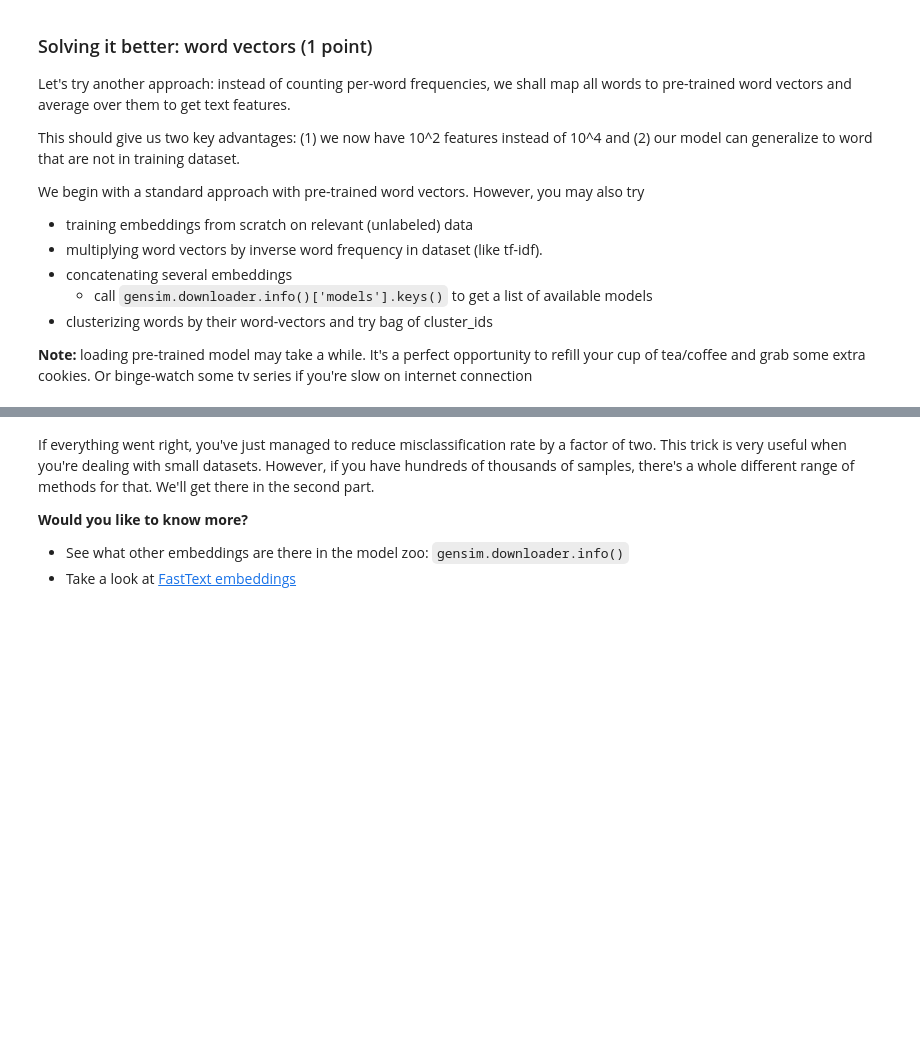
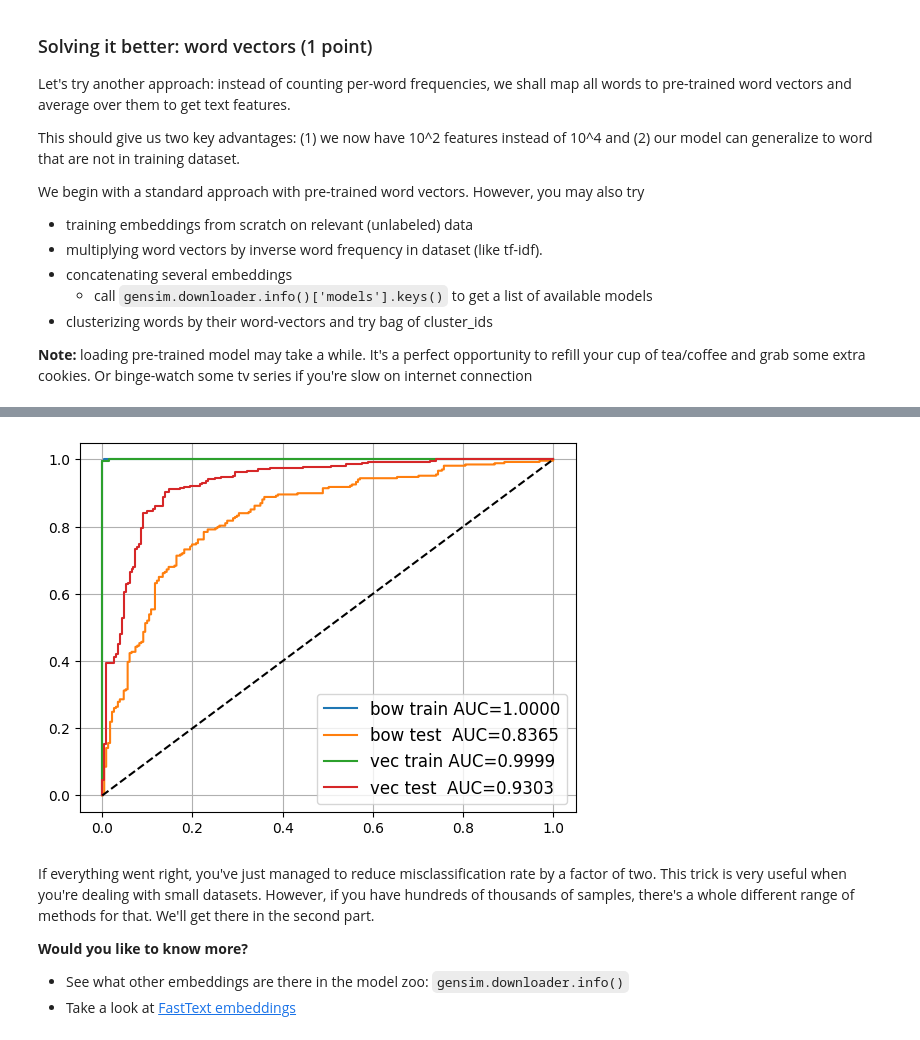
Before and after one commit to Sanjar-Javodov/Academic-projects, a Jupyter notebook: week06_nlp/seminar.ipynb, the cells around one changed output, grey strips where cells are left out. Cells and saved outputs as stored; diff of their text form; code cells hidden in the pictures; blank space fills up the shorter version.

```diff
--- a/week06_nlp/seminar.ipynb
+++ b/week06_nlp/seminar.ipynb
@@ -540,14 +679,20 @@ embeddings = gensim.downloader.load("fasttext-wiki-news-subwords-300")
 # %%
+from nltk.tokenize import TweetTokenizer
+tokenizer = TweetTokenizer()
+
 def vectorize_sum(comment):
-    """
-    implement a function that converts preprocessed comment to a sum of token vectors
-    """
     embedding_dim = embeddings.vectors.shape[1]
     features = np.zeros([embedding_dim], dtype='float32')
 
-    # YOUR CODE
+    tokens = tokenizer.tokenize(comment.lower())
+    found = False
+    for tok in tokens:
+        if tok in embeddings:
+            features += embeddings[tok]
+            found = True
 
     return features
+
 
 assert np.allclose(
     vectorize_sum("who cares anymore . they attack with impunity .")[::70],
@@ -557,23 +702,30 @@ assert np.allclose(
 X_train_wv = np.stack([vectorize_sum(text) for text in texts_train])
 X_test_wv = np.stack([vectorize_sum(text) for text in texts_test])
 # %%
-wv_model = LogisticRegression().fit(X_train_wv, y_train)
+wv_model = LogisticRegression(
+    C=1.0,
+    solver='liblinear',
+    max_iter=2000,
+    random_state=42
+).fit(X_train_wv, y_train)
 
 for name, X, y, model in [
     ('bow train', X_train_bow, y_train, bow_model),
     ('bow test ', X_test_bow, y_test, bow_model),
     ('vec train', X_train_wv, y_train, wv_model),
     ('vec test ', X_test_wv, y_test, wv_model)
 ]:
     proba = model.predict_proba(X)[:, 1]
     auc = roc_auc_score(y, proba)
     plt.plot(*roc_curve(y, proba)[:2], label='%s AUC=%.4f' % (name, auc))
 
 plt.plot([0, 1], [0, 1], '--', color='black',)
 plt.legend(fontsize='large')
 plt.grid()
 
 assert roc_auc_score(y_test, wv_model.predict_proba(X_test_wv)[:, 1]) > 0.92, "something's wrong with your features"
+# %% [output]
+[figure, added]
 # %% [markdown]
 If everything went right, you've just managed to reduce misclassification rate by a factor of two.
 This trick is very useful when you're dealing with small datasets. However, if you have hundreds of thousands of samples, there's a whole different range of methods for that. We'll get there in the second part.
```
Also changed, not shown: parts of 29 cells of this notebook.
